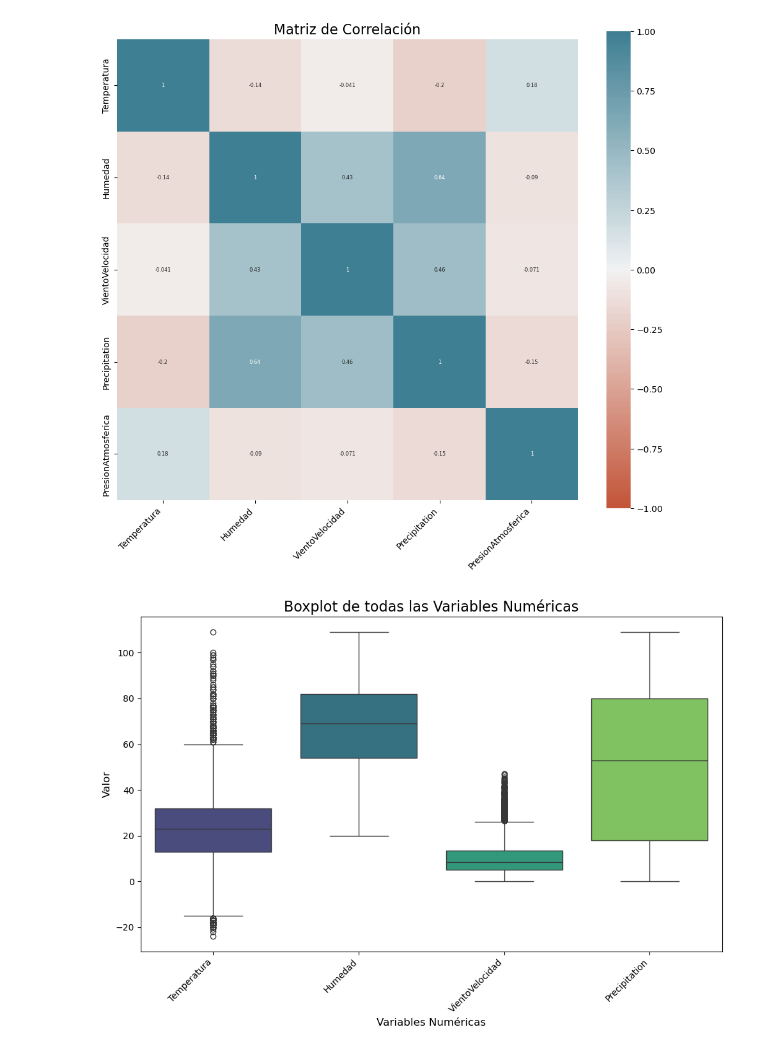
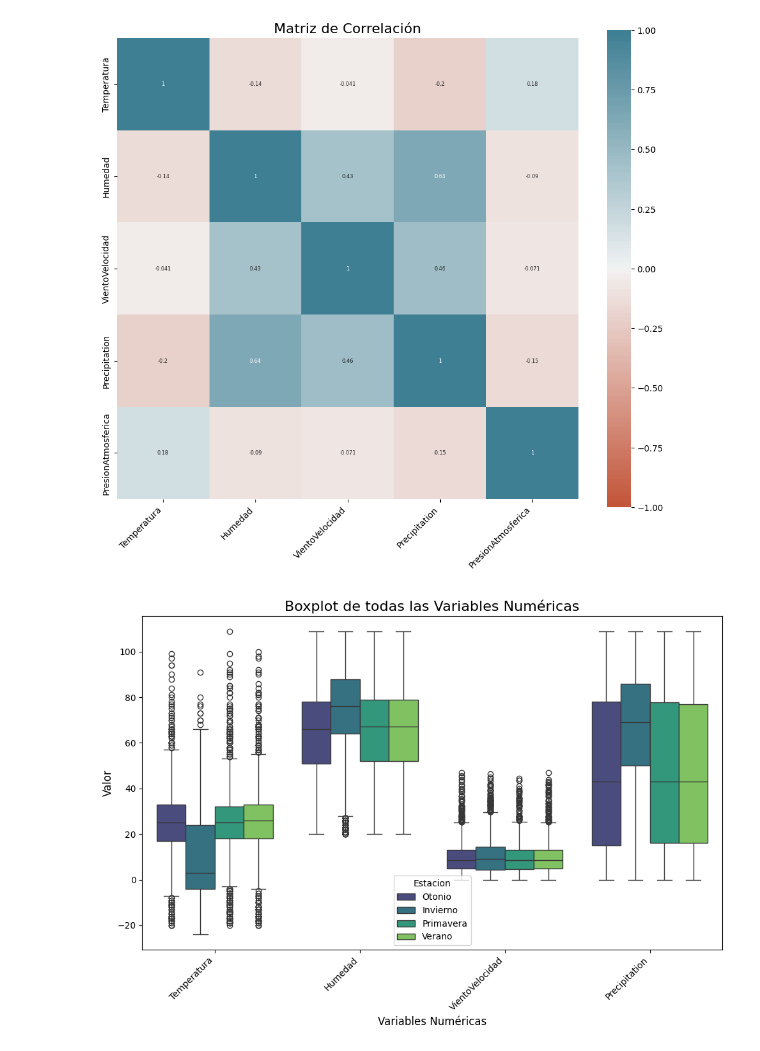
Before and after one commit to Juanmora29/TP3-Mineria, a Jupyter notebook: TP3.ipynb, the cells around one changed output. Cells and saved outputs as stored; diff of their text form; code cells hidden in the pictures.

```diff
--- a/TP3.ipynb
+++ b/TP3.ipynb
@@ -132,19 +134,22 @@ plt.show()
 # %% [output]
 [figure]
 # %%
-df_numerical = Xtrn[numerical_cols]
+# Crear DataFrame combinado
+df_bx = pd.concat([Xtrn[numerical_cols], ytrn.rename('Estacion')], axis=1)
 
+# Pasar a formato largo
+df_melted = df_bx.melt(id_vars='Estacion', var_name='Variable', value_name='Valor')
 
+# Graficar boxplot
 plt.figure(figsize=(10, 7))
-sns.boxplot(data=df_numerical, palette='viridis')
+sns.boxplot(data=df_melted, x='Variable', y='Valor', hue='Estacion', palette='viridis')
+
 plt.title('Boxplot de todas las Variables Numéricas', fontsize=16)
 plt.ylabel('Valor', fontsize=12)
 plt.xlabel('Variables Numéricas', fontsize=12)
-
-
 plt.xticks(rotation=45, ha='right', fontsize=10)
 plt.tight_layout()
 plt.show()
 # %% [output]
-[figure, old version]
+[figure, new version]
 # %%
```
Also changed, not shown: parts of 7 cells of this notebook.
